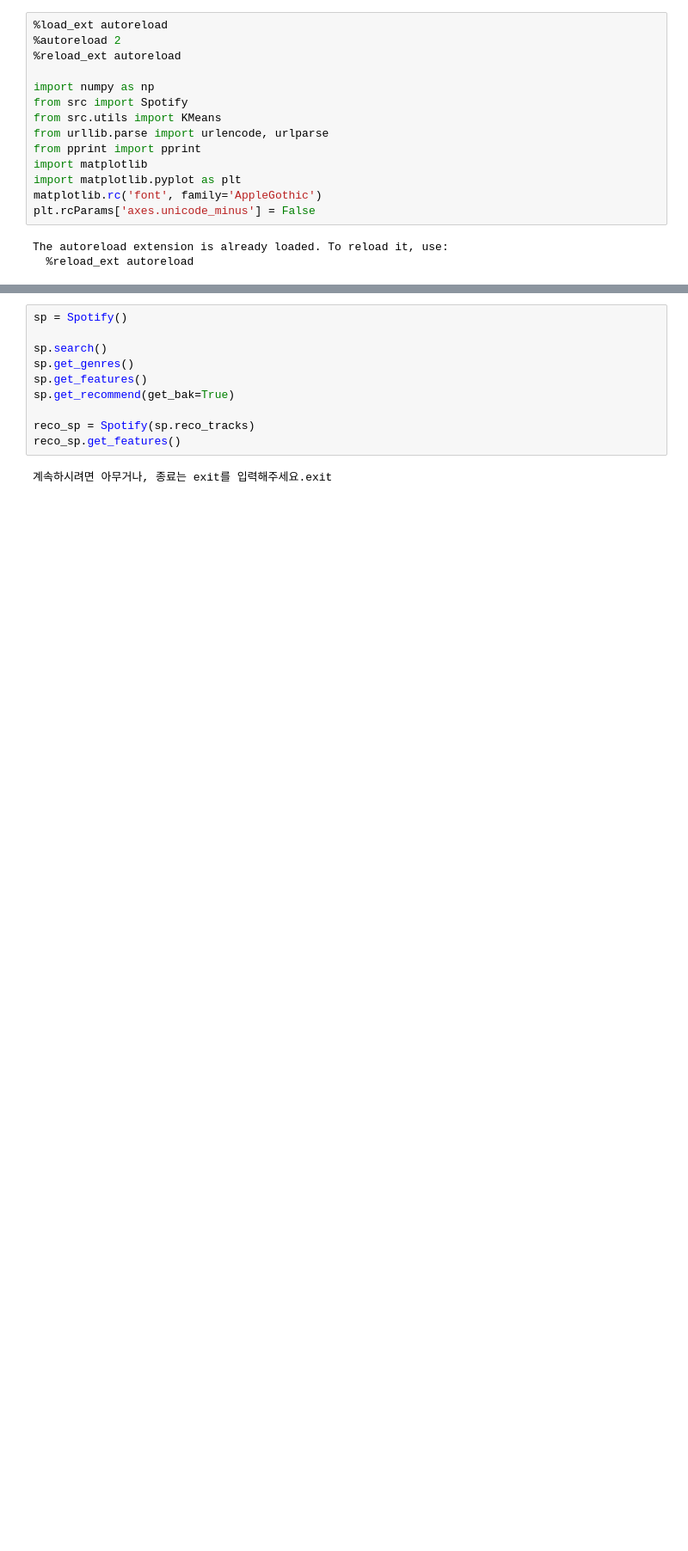
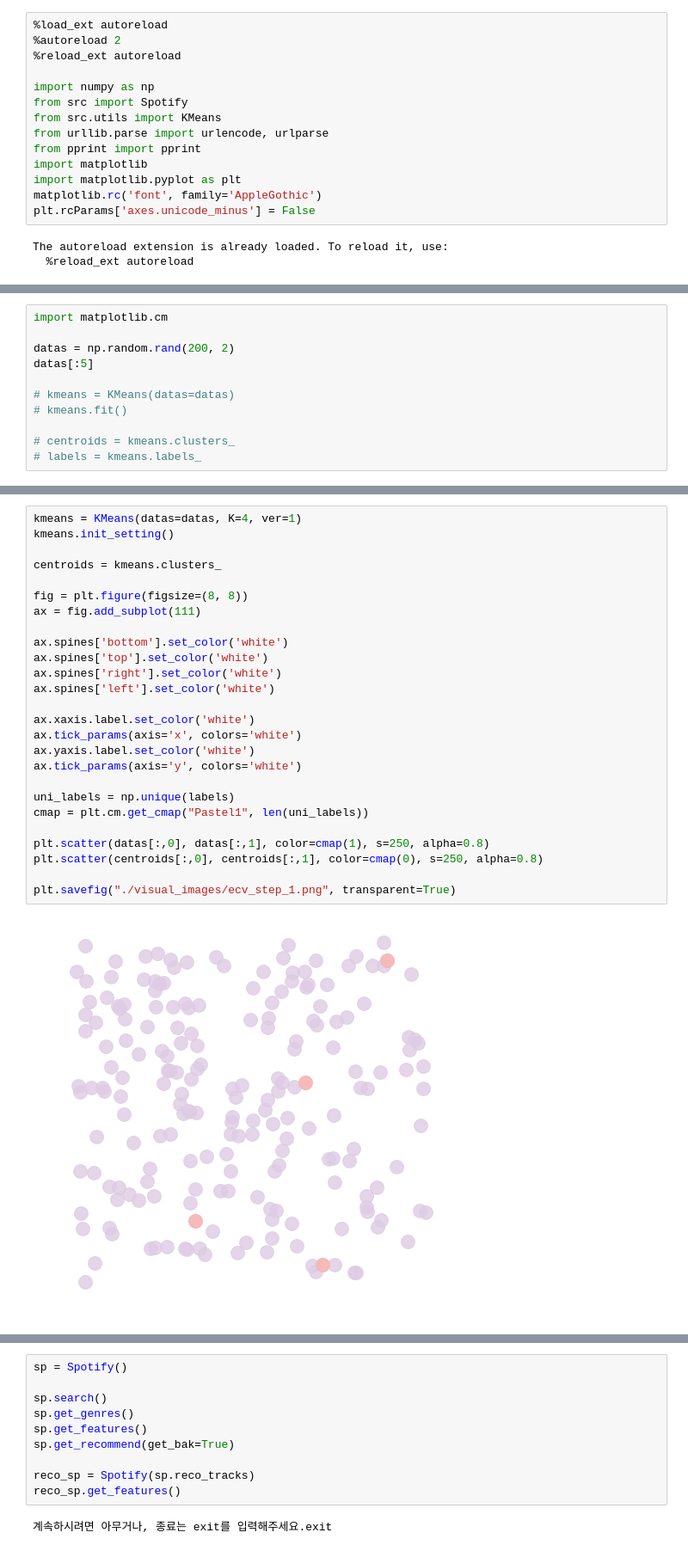
Before and after one commit to MuLetter/muletter-research, a Jupyter notebook: Tech Concept pt3.KMeans Recommendar.ipynb, the cells around one changed output, grey strips where cells are left out. Shown at 86% size. Cells and saved outputs as stored; diff of their text form; blank space fills up the shorter version.

Commit message:
update : presentation kmeans data

```diff
--- a/Tech Concept pt3.KMeans Recommendar.ipynb
+++ b/Tech Concept pt3.KMeans Recommendar.ipynb
@@ -17,0 +20,11 @@ The autoreload extension is already loaded. To reload it, use:
+# %%
+import matplotlib.cm
+
+datas = np.random.rand(200, 2)
+datas[:5]
+
+# kmeans = KMeans(datas=datas)
+# kmeans.fit()
+
+# centroids = kmeans.clusters_
+# labels = kmeans.labels_
@@ -17,0 +37,28 @@ The autoreload extension is already loaded. To reload it, use:
+# %%
+kmeans = KMeans(datas=datas, K=4, ver=1)
+kmeans.init_setting()
+
+centroids = kmeans.clusters_
+
+fig = plt.figure(figsize=(8, 8))
+ax = fig.add_subplot(111)
+
+ax.spines['bottom'].set_color('white')
+ax.spines['top'].set_color('white')
+ax.spines['right'].set_color('white')
+ax.spines['left'].set_color('white')
+
+ax.xaxis.label.set_color('white')
+ax.tick_params(axis='x', colors='white')
+ax.yaxis.label.set_color('white')
+ax.tick_params(axis='y', colors='white')
+
+uni_labels = np.unique(labels)
+cmap = plt.cm.get_cmap("Pastel1", len(uni_labels))
+
+plt.scatter(datas[:,0], datas[:,1], color=cmap(1), s=250, alpha=0.8)
+plt.scatter(centroids[:,0], centroids[:,1], color=cmap(0), s=250, alpha=0.8)
+
+plt.savefig("./visual_images/ecv_step_1.png", transparent=True)
+# %% [output]
+[figure, added]
```
Also changed, not shown: parts of 7 cells of this notebook, 1 other file.
